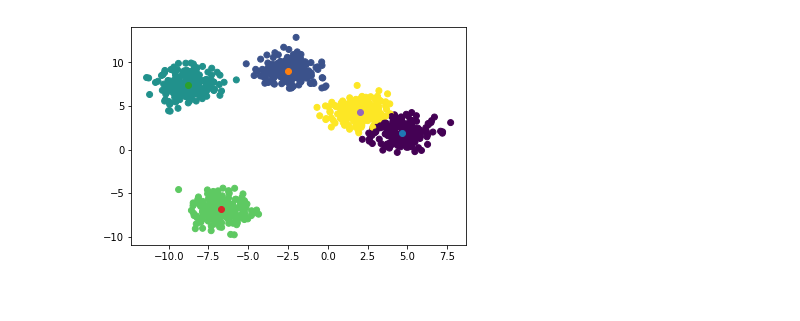
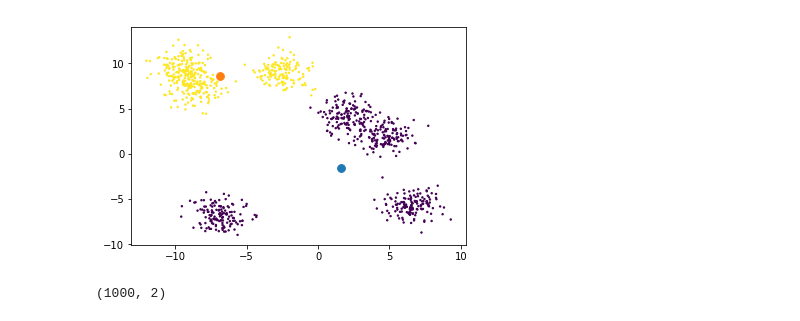
Before and after one commit to coding-blocks-archives/ML-Noida-2019-June-Two, a Jupyter notebook: lecture_06/Custom KMeans.ipynb, the cells around one changed output. Drawn from its saved outputs; the diff is of its cells as text; code cells hidden in the pictures.

```diff
--- a/lecture_06/Custom KMeans.ipynb
+++ b/lecture_06/Custom KMeans.ipynb
@@ -4,7 +4,7 @@ import matplotlib.pyplot as plt
 from sklearn.datasets import make_blobs
 import random
 # %%
-X, _ = make_blobs(1000, centers=5, random_state=42)
+X, _ = make_blobs(1000, centers=7, random_state=42)
 # %%
 class KMeans:
 
@@ -51,12 +66,16 @@ class Cluster:
     def distance(self, point):
         return np.sum((self.center - point) ** 2)
 # %%
-model = KMeans(5)
+model = KMeans(2)
 # %%
 model.fit(X)
 # %%
-plt.scatter(X[:, 0], X[:, 1], c=model.labels_)
+plt.scatter(X[:, 0], X[:, 1], c=model.labels_, s = 2)
 for cluster in model.clusters:
-    plt.scatter(cluster.center[0], cluster.center[1] )
+    plt.scatter(cluster.center[0], cluster.center[1] , s= 60)
 # %% [output]
-[figure, old version]
+[figure, new version]
+# %%
+X.shape
+# %% [output]
+(1000, 2)
```
Also changed, not shown: parts of 1 cell of this notebook, 3 other files.
